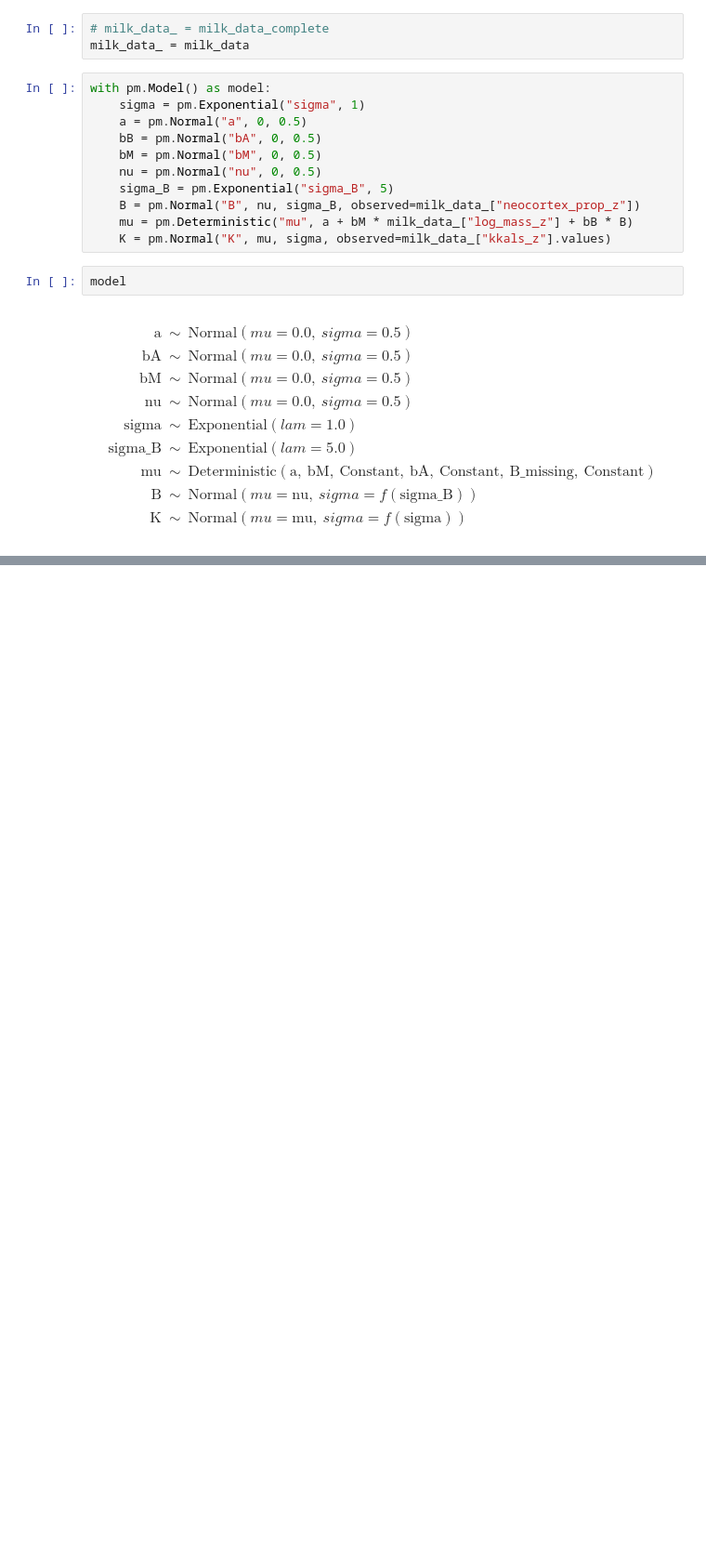
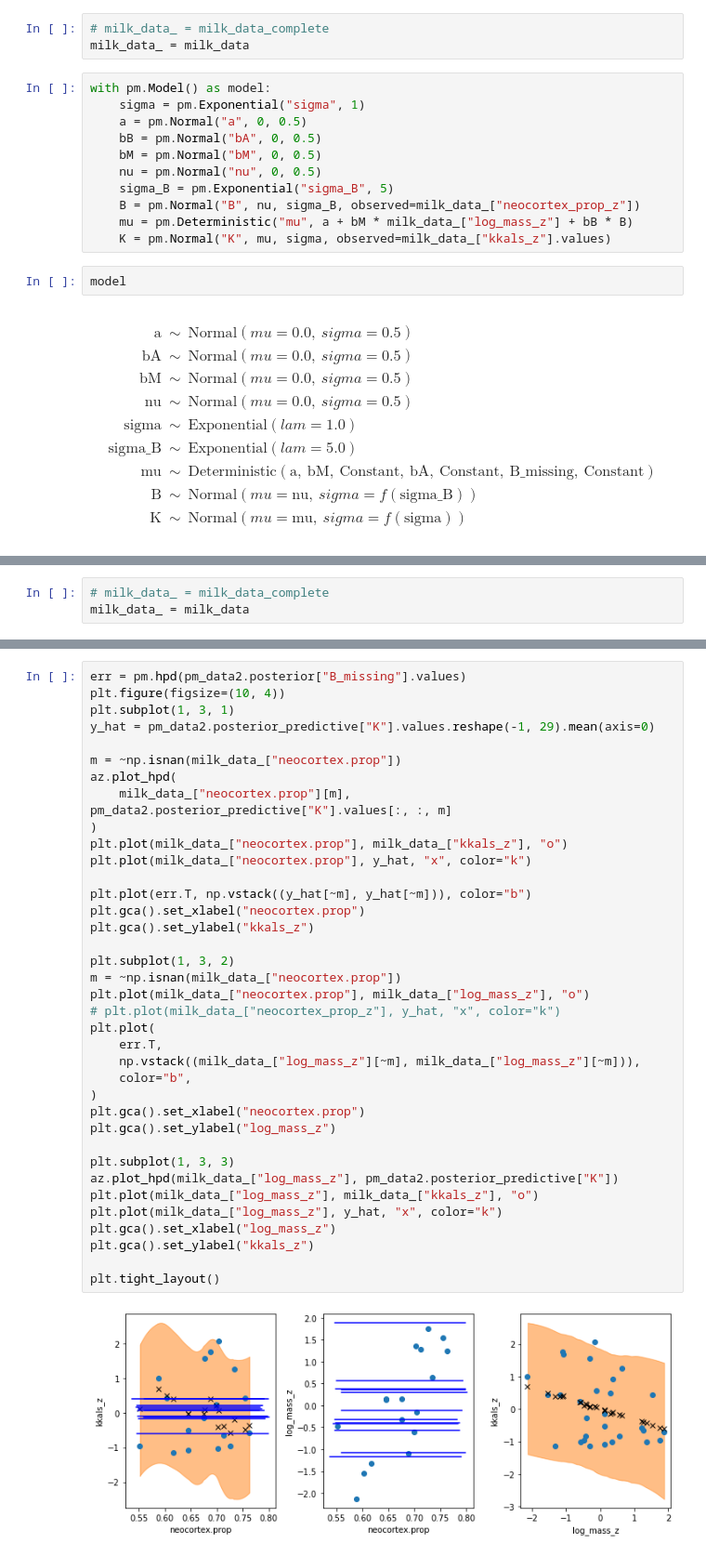
Before and after one commit to psilentp/bayesian-modeling-projects, a Jupyter notebook: notebooks/04_pymc3_missing_data.ipynb, the cells around one changed output, grey strips where cells are left out. Shown at 93% size. Cells and saved outputs as stored; diff of their text form; blank space fills up the shorter version.

```diff
--- a/notebooks/04_pymc3_missing_data.ipynb
+++ b/notebooks/04_pymc3_missing_data.ipynb
@@ -89,0 +142,3 @@ Text(0, 0.5, 'kkals_z')
+# %%
+# milk_data_ = milk_data_complete
+milk_data_ = milk_data
@@ -89,0 +176,39 @@ Text(0, 0.5, 'kkals_z')
+# %%
+err = pm.hpd(pm_data2.posterior["B_missing"].values)
+plt.figure(figsize=(10, 4))
+plt.subplot(1, 3, 1)
+y_hat = pm_data2.posterior_predictive["K"].values.reshape(-1, 29).mean(axis=0)
+
+m = ~np.isnan(milk_data_["neocortex.prop"])
+az.plot_hpd(
+    milk_data_["neocortex.prop"][m], pm_data2.posterior_predictive["K"].values[:, :, m]
+)
+plt.plot(milk_data_["neocortex.prop"], milk_data_["kkals_z"], "o")
+plt.plot(milk_data_["neocortex.prop"], y_hat, "x", color="k")
+
+plt.plot(err.T, np.vstack((y_hat[~m], y_hat[~m])), color="b")
+plt.gca().set_xlabel("neocortex.prop")
+plt.gca().set_ylabel("kkals_z")
+
+plt.subplot(1, 3, 2)
+m = ~np.isnan(milk_data_["neocortex.prop"])
+plt.plot(milk_data_["neocortex.prop"], milk_data_["log_mass_z"], "o")
+# plt.plot(milk_data_["neocortex_prop_z"], y_hat, "x", color="k")
+plt.plot(
+    err.T,
+    np.vstack((milk_data_["log_mass_z"][~m], milk_data_["log_mass_z"][~m])),
+    color="b",
+)
+plt.gca().set_xlabel("neocortex.prop")
+plt.gca().set_ylabel("log_mass_z")
+
+plt.subplot(1, 3, 3)
+az.plot_hpd(milk_data_["log_mass_z"], pm_data2.posterior_predictive["K"])
+plt.plot(milk_data_["log_mass_z"], milk_data_["kkals_z"], "o")
+plt.plot(milk_data_["log_mass_z"], y_hat, "x", color="k")
+plt.gca().set_xlabel("log_mass_z")
+plt.gca().set_ylabel("kkals_z")
+
+plt.tight_layout()
+# %% [output]
+[figure, added]
```
Also changed, not shown: parts of 11 cells of this notebook.
